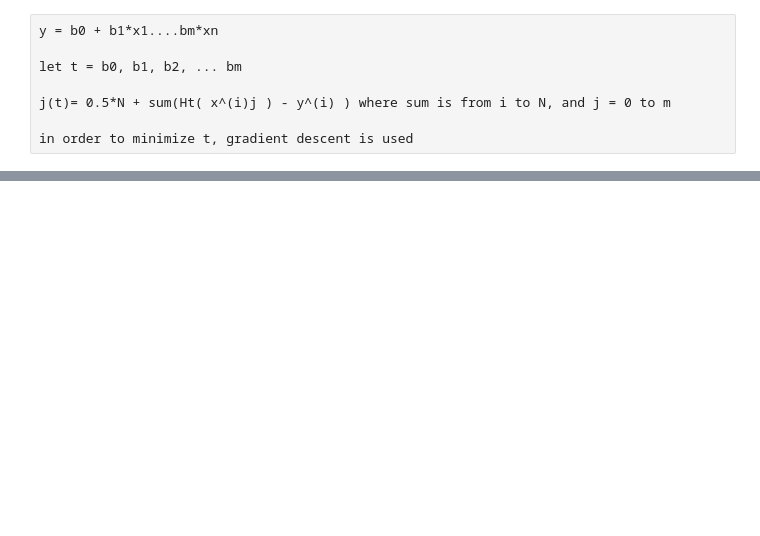
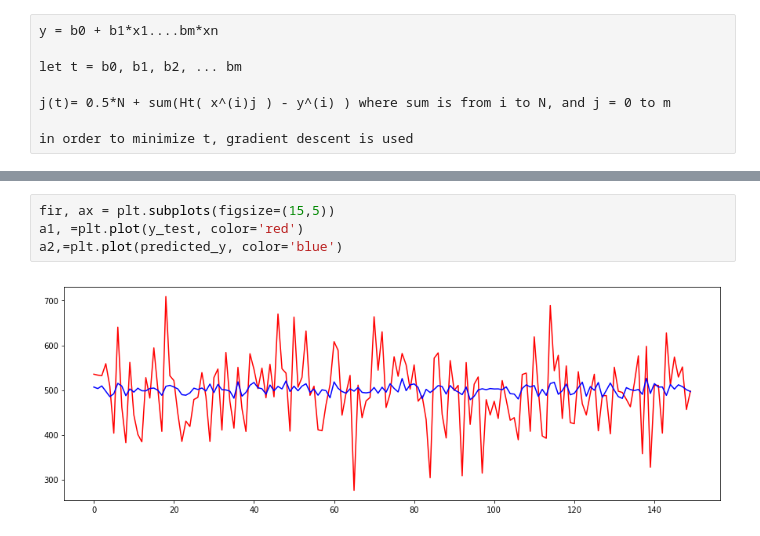
Before and after one commit to michaelzeng25/Gradient-descent-for-multiple-linear-regression, a Jupyter notebook: Gradient descent for multivariable linear regression.ipynb, the cells around one changed output, grey strips where cells are left out. Saved outputs shown, nothing was run; the diff lists cells and outputs as text; blank space fills up the shorter version.

```diff
--- a/Gradient descent for multivariable linear regression.ipynb
+++ b/Gradient descent for multivariable linear regression.ipynb
@@ -119,0 +166,6 @@ TypeError: 'int' object is not subscriptable
+# %%
+fir, ax = plt.subplots(figsize=(15,5))
+a1, =plt.plot(y_test, color='red')
+a2,=plt.plot(predicted_y, color='blue')
+# %% [output]
+[figure, added]
```
Also changed, not shown: parts of 16 cells of this notebook.
